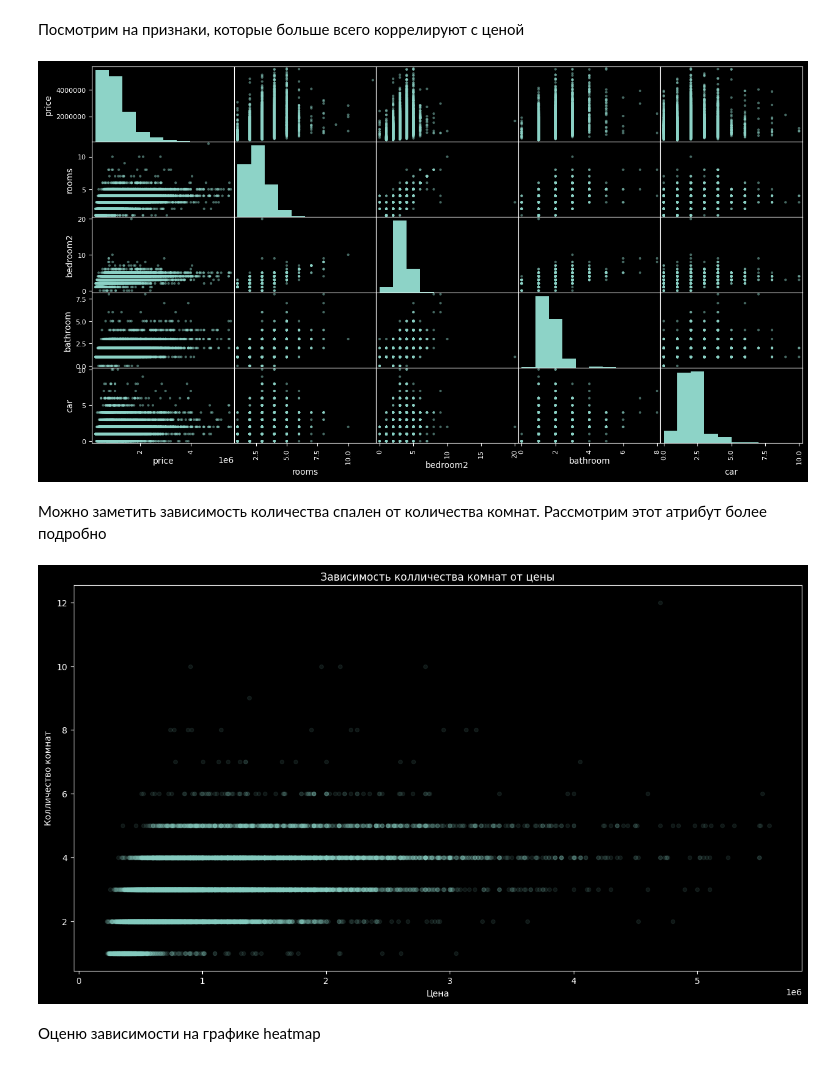
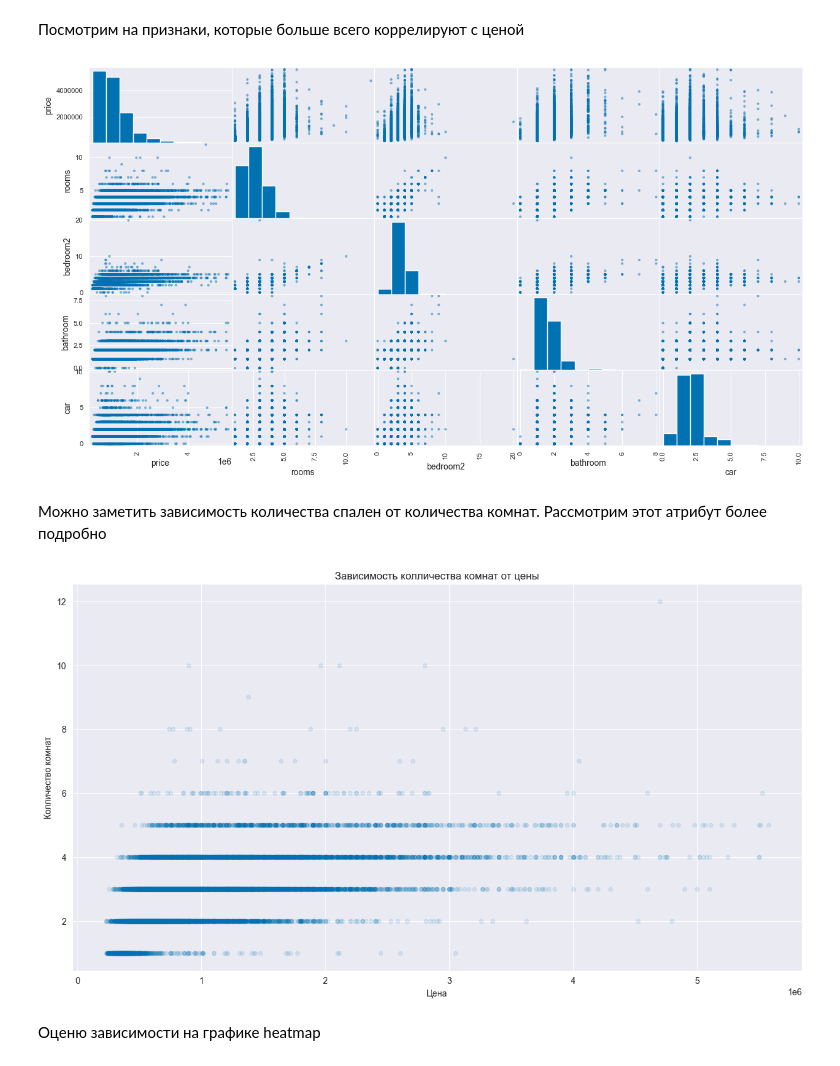
Before and after one commit to Zetis659/Data_Science_GM, a Jupyter notebook: Leopard_challenge_Regression/Leopard_challenge_Regression_3.ipynb, the cells around one changed output. Saved outputs shown, nothing was run; the diff lists cells and outputs as text; code cells hidden in the pictures.

```diff
--- a/Leopard_challenge_Regression/Leopard_challenge_Regression_3.ipynb
+++ b/Leopard_challenge_Regression/Leopard_challenge_Regression_3.ipynb
@@ -67,7 +67,8 @@ import joblib
 import warnings
 warnings.filterwarnings("ignore")
 
-plt.style.use('dark_background')
+# plt.style.use('dark_background')
+plt.style.use('seaborn-colorblind')
 pd.set_option('display.max_columns', 100)
 # %% [markdown]
 # 3. Загрузка Датасета
@@ -336,11 +337,11 @@ Name: price, dtype: float64
 # %% [markdown]
 Посмотрим на признаки, которые больше всего коррелируют с ценой
 # %%
-atributes = ['price', 'rooms', 'bedroom2', 'bathroom', 'car']
-pd.plotting.scatter_matrix(df[atributes], figsize=(15,8))
+attributes = ['price', 'rooms', 'bedroom2', 'bathroom', 'car']
+pd.plotting.scatter_matrix(df[attributes], figsize=(15,8))
 plt.show()
 # %% [output]
-[figure, old version]
+[figure, new version]
 # %% [markdown]
 Можно заметить зависимость количества спален от количества комнат.
 Рассмотрим этот атрибут более подробно
@@ -351,7 +352,7 @@ plt.xlabel("Цена")
 plt.ylabel("Колличество комнат")
 plt.show()
 # %% [output]
-[figure, old version]
+[figure, new version]
 # %% [markdown]
 Оценю зависимости на графике heatmap
 # %%
```
Also changed, not shown: parts of 118 cells of this notebook, 37 other files.
